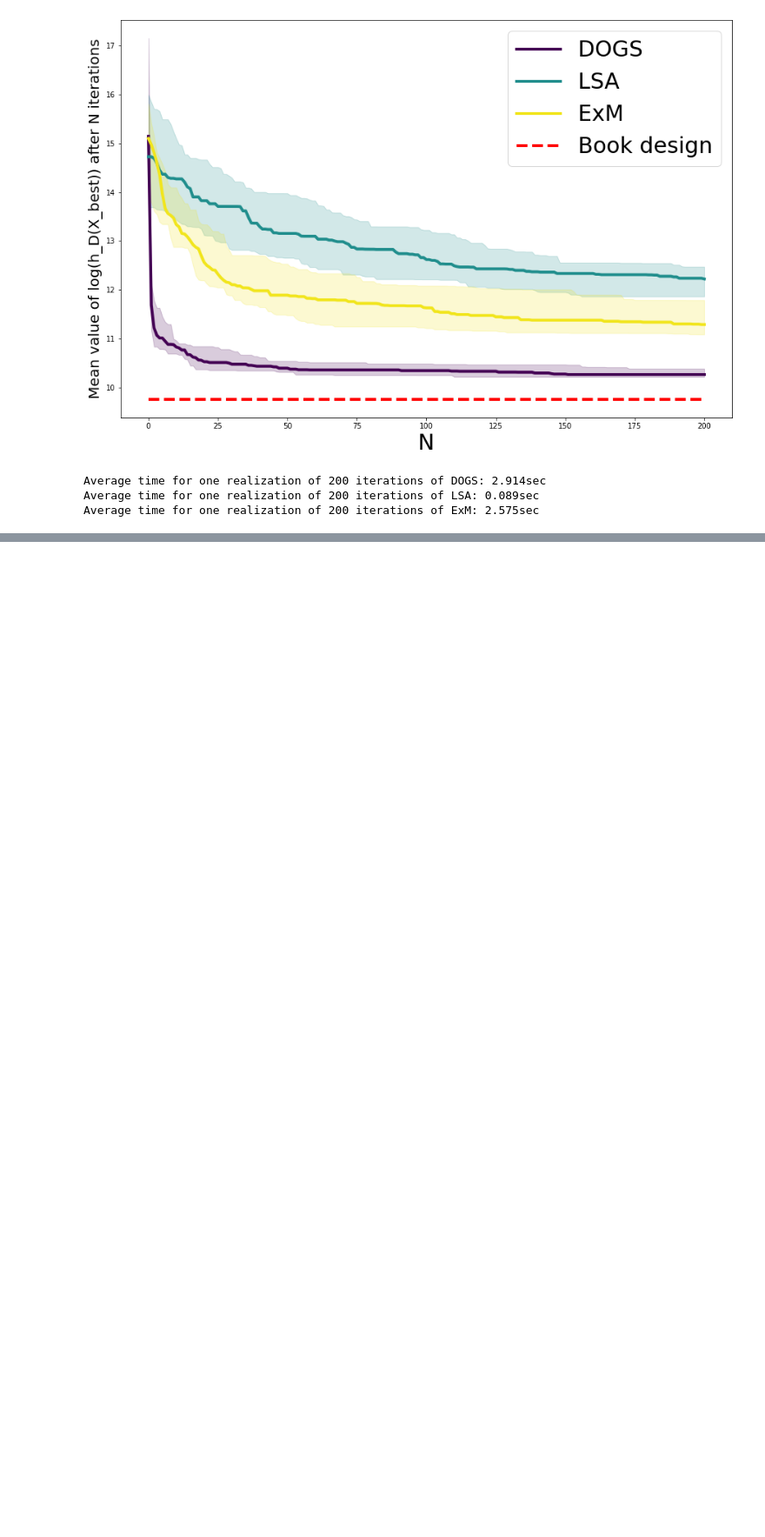
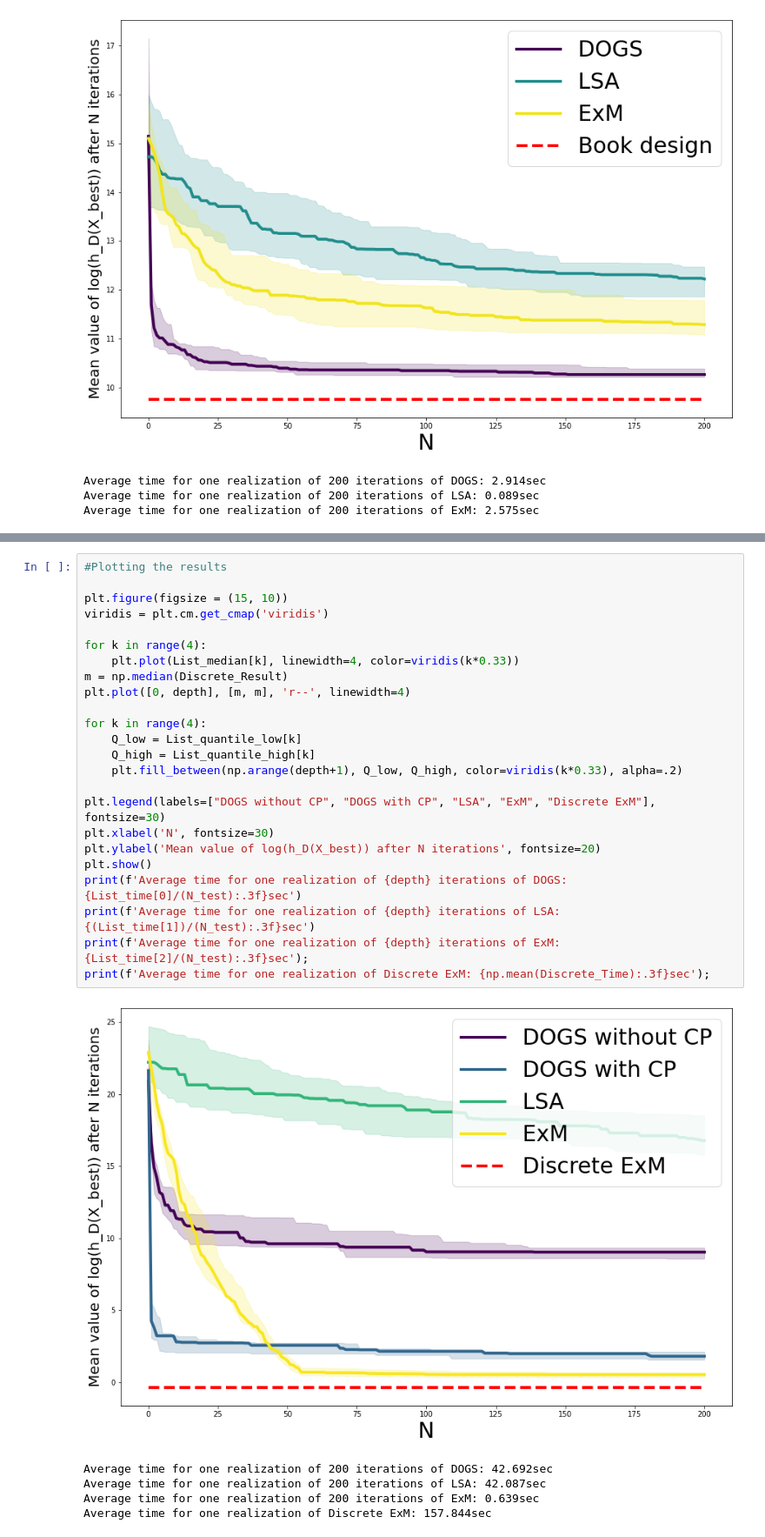
Before and after one commit to APoinas/Optimal-design-in-continuous-space, a Jupyter notebook: Other_Examples.ipynb, the cells around one changed output, grey strips where cells are left out. Shown at 87% size. Saved outputs shown, nothing was run; the diff lists cells and outputs as text; blank space fills up the shorter version.

```diff
--- a/Other_Examples.ipynb
+++ b/Other_Examples.ipynb
@@ -596,0 +792,30 @@ Average time for one realization of 200 iterations of ExM: 2.575sec
+# %%
+#Plotting the results
+
+plt.figure(figsize = (15, 10))
+viridis = plt.cm.get_cmap('viridis')
+
+for k in range(4):
+    plt.plot(List_median[k], linewidth=4, color=viridis(k*0.33))
+m = np.median(Discrete_Result)
+plt.plot([0, depth], [m, m], 'r--', linewidth=4)
+
+for k in range(4):
+    Q_low = List_quantile_low[k]
+    Q_high = List_quantile_high[k]
+    plt.fill_between(np.arange(depth+1), Q_low, Q_high, color=viridis(k*0.33), alpha=.2)
+
+plt.legend(labels=["DOGS without CP", "DOGS with CP", "LSA", "ExM", "Discrete ExM"], fontsize=30)
+plt.xlabel('N', fontsize=30)
+plt.ylabel('Mean value of log(h_D(X_best)) after N iterations', fontsize=20)
+plt.show()
+print(f'Average time for one realization of {depth} iterations of DOGS: {List_time[0]/(N_test):.3f}sec')
+print(f'Average time for one realization of {depth} iterations of LSA: {(List_time[1])/(N_test):.3f}sec')
+print(f'Average time for one realization of {depth} iterations of ExM: {List_time[2]/(N_test):.3f}sec');
+print(f'Average time for one realization of Discrete ExM: {np.mean(Discrete_Time):.3f}sec');
+# %% [output]
+[figure, added]
+Average time for one realization of 200 iterations of DOGS: 42.692sec
+Average time for one realization of 200 iterations of LSA: 42.087sec
+Average time for one realization of 200 iterations of ExM: 0.639sec
+Average time for one realization of Discrete ExM: 157.844sec
```
Also changed, not shown: parts of 15 cells of this notebook, 3 other files.
